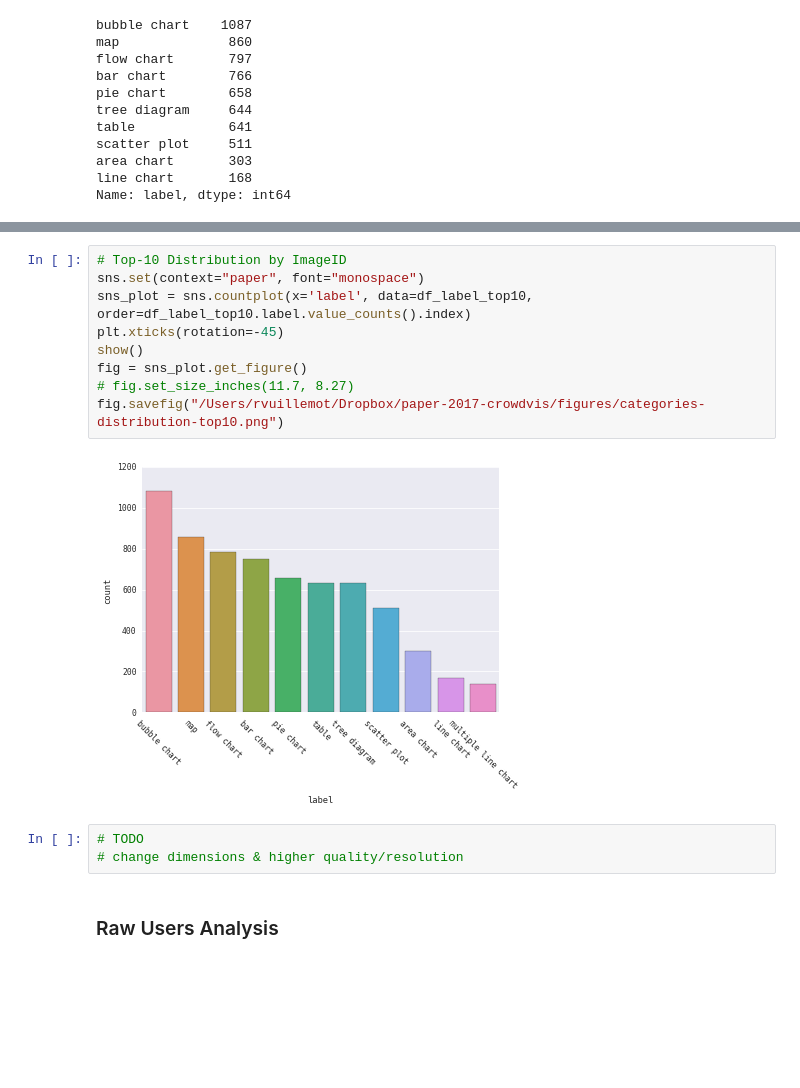
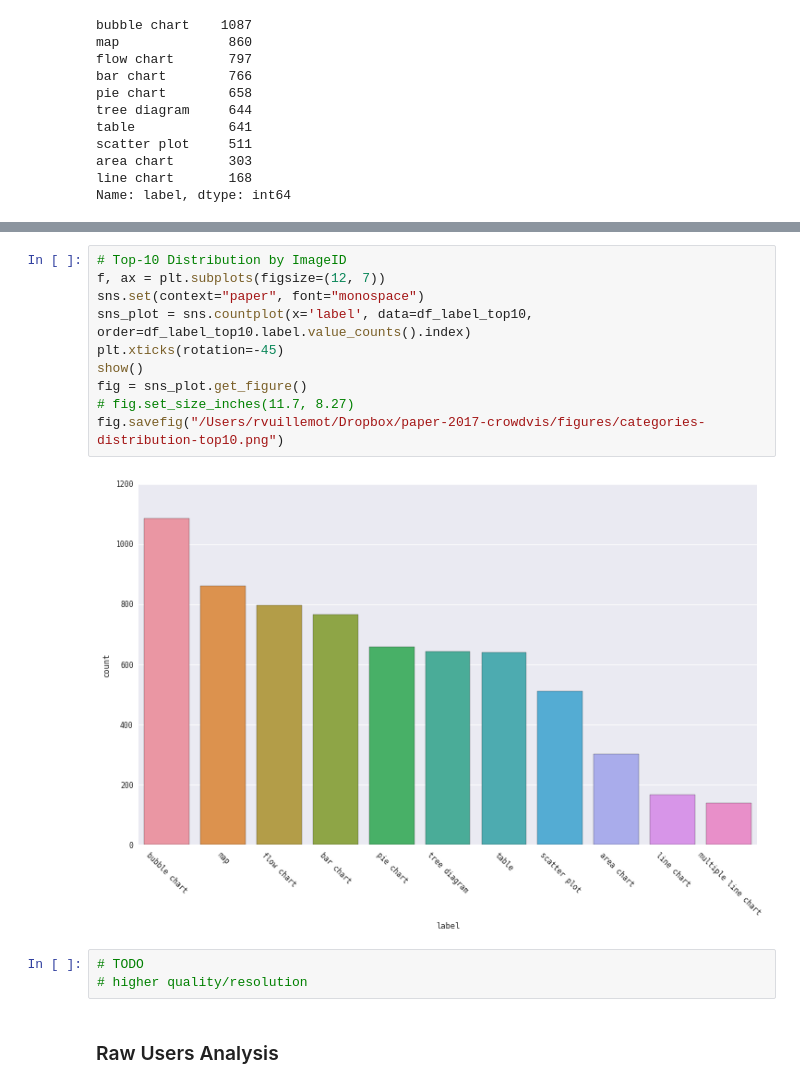
Before and after one commit to sical/NameThatChart, a Jupyter notebook: notebook/first-data-analysis.ipynb, the cells around one changed output, grey strips where cells are left out. Cells and saved outputs as stored; diff of their text form; blank space fills up the shorter version.

```diff
--- a/notebook/first-data-analysis.ipynb
+++ b/notebook/first-data-analysis.ipynb
@@ -143,17 +145,18 @@ df_label_top10
 # %%
 # Top-10 Distribution by ImageID
+f, ax = plt.subplots(figsize=(12, 7))
 sns.set(context="paper", font="monospace")
 sns_plot = sns.countplot(x='label', data=df_label_top10, order=df_label_top10.label.value_counts().index)
 plt.xticks(rotation=-45)
 show()
 fig = sns_plot.get_figure()
 # fig.set_size_inches(11.7, 8.27)
 fig.savefig("/Users/rvuillemot/Dropbox/paper-2017-crowdvis/figures/categories-distribution-top10.png")
 # %% [output]
-[figure, old version]
+[figure, new version]
 # %%
 # TODO
-# change dimensions & higher quality/resolution
+# higher quality/resolution
 # %% [markdown]
 ### Raw Users Analysis
 # %%
```
Also changed, not shown: parts of 33 cells of this notebook, 2 other files.
